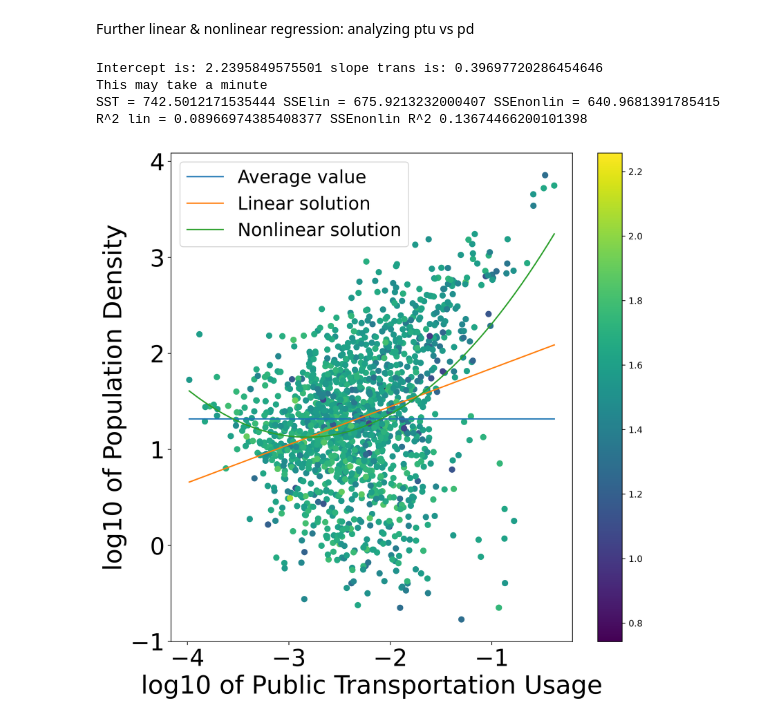
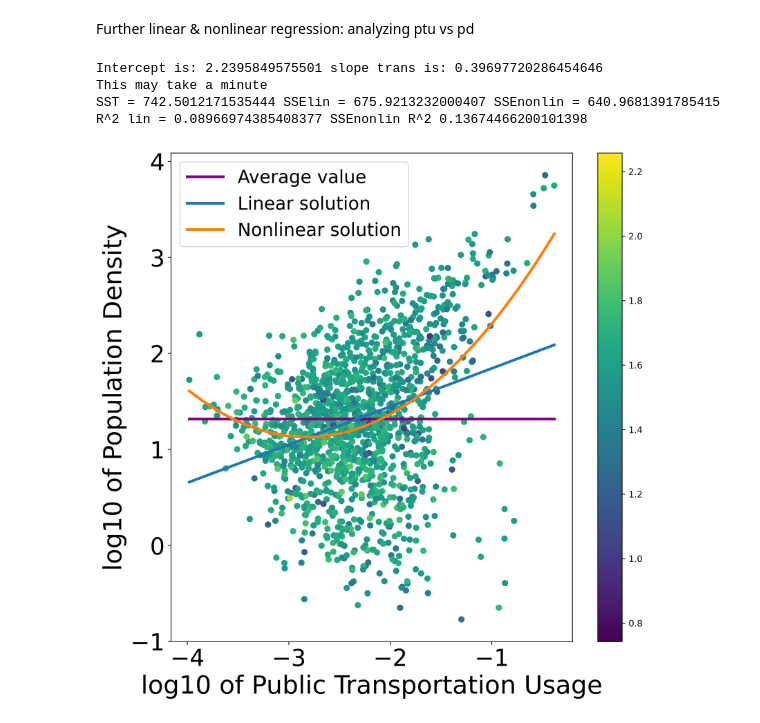
Before and after one commit to mdsnbutler/ChE_2410_Project_1_COVID-Factors, a Jupyter notebook: 6_linear_regression_and_nonlinear_minimization.ipynb, the cells around one changed output. Cells and saved outputs as stored; diff of their text form; code cells hidden in the pictures.

Commit message:
updating graph formatting

```diff
--- a/6_linear_regression_and_nonlinear_minimization.ipynb
+++ b/6_linear_regression_and_nonlinear_minimization.ipynb
@@ -291,34 +291,34 @@ averagexarray = [x1i, x1f]
 averageyarray = [np.average(logdensity), np.average(logdensity)]
 
 #plotting
 fig, ax = plt.subplots(figsize = (10, 10), dpi = 300)
 plt.scatter(logtrans, logdensity, c = np.log10(infperpop))
-plt.plot(averagexarray, averageyarray, label = 'Average value')
-plt.plot(xarray, yarray, label = 'Linear solution')
-plt.plot(nonlinx1array, nonlinyarray, label = 'Nonlinear solution')
+plt.plot(averagexarray, averageyarray, label = 'Average value', linewidth = 3, color = 'purple')
+plt.plot(xarray, yarray, label = 'Linear solution', linewidth = 3)
+plt.plot(nonlinx1array, nonlinyarray, label = 'Nonlinear solution', linewidth = 3)
 plt.xlabel('log10 of Public Transportation Usage', fontsize = 28)
 plt.ylabel('log10 of Population Density', fontsize = 28)
 ax.set(title='')
 plt.legend(fontsize = 20)
 plt.tick_params(labelsize=26)
 plt.colorbar()
 plt.plot()
 
 #SST stuff
 SST = 0
 SSElin = 0
 SSEnonlin = 0
 for k in range(len(data.index)):
     y = data.loc[k, 'logdensity']
     logtransval = data.loc[k, 'logtrans']
     ylin = slopetrans*logtransval + interceptvalue
     ynonlin = gooda*(logtransval**2)+goodb*logtransval+goodc
     SST += ((y-np.average(logdensity))**2)
     SSElin += ((y-ylin)**2)
     SSEnonlin += ((y-ynonlin)**2)
 print('SST =', SST, 'SSElin =', SSElin, 'SSEnonlin =', SSEnonlin, 'R^2 lin =', ((SST-SSElin)/SST), 'SSEnonlin R^2', ((SST-SSEnonlin)/SST))
 # %% [output]
 Intercept is: 2.2395849575501 slope trans is: 0.39697720286454646
 This may take a minute
 SST = 742.5012171535444 SSElin = 675.9213232000407 SSEnonlin = 640.9681391785415 R^2 lin = 0.08966974385408377 SSEnonlin R^2 0.13674466200101398
-[figure, old version]
+[figure, new version]
```
Also changed, not shown: parts of 1 cell of this notebook, 2 other files.
